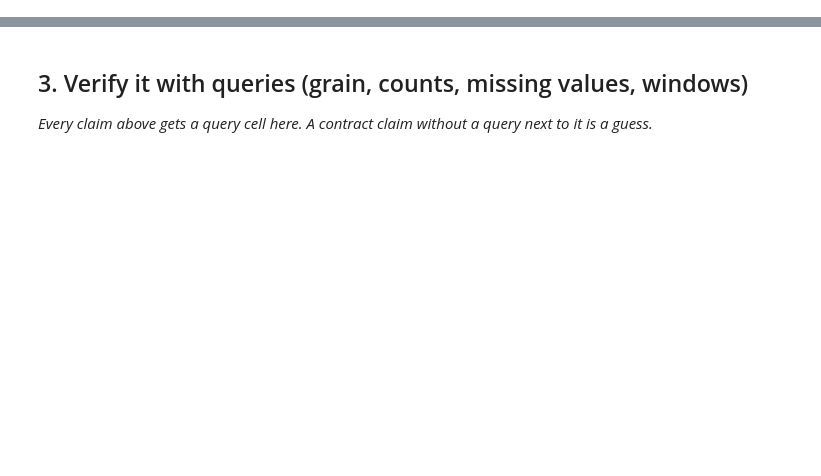
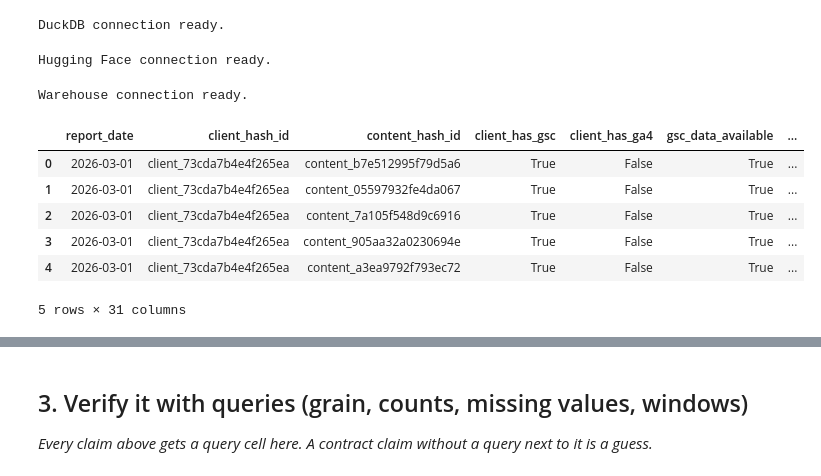
Before and after one commit to Eman123-123/flyrank-ml-internship, a Jupyter notebook: work/notebooks/w03_data_contract.ipynb, the cells around one changed output, grey strips where cells are left out. Saved outputs shown, nothing was run; the diff lists cells and outputs as text; code cells hidden in the pictures; blank space fills up the shorter version.

```diff
--- a/work/notebooks/w03_data_contract.ipynb
+++ b/work/notebooks/w03_data_contract.ipynb
@@ -19,0 +17,54 @@ This skeleton is yours to fill. Work the sections **in order** — each one has
+# %%
+%pip install -q duckdb huggingface_hub pandas scikit-learn matplotlib
+
+import duckdb
+import pandas as pd
+
+# Create DuckDB connection
+con = duckdb.connect()
+
+print("DuckDB connection ready.")
+# %% [output]
+DuckDB connection ready.
+# %%
+from google.colab import userdata
+
+HF_TOKEN = userdata.get("HF_TOKEN")
+
+if not HF_TOKEN:
+    raise ValueError("HF_TOKEN was not found in Colab Secrets.")
+
+con.execute(f"""
+CREATE OR REPLACE SECRET hf (
+    TYPE huggingface,
+    TOKEN '{HF_TOKEN}'
+)
+""")
+
+print("Hugging Face connection ready.")
+# %% [output]
+Hugging Face connection ready.
+# %%
+# Connect to the FlyRank internship warehouse
+REL = "hf://datasets/FlyRank/internship-warehouse"
+
+print("Warehouse connection ready.")
+# %% [output]
+Warehouse connection ready.
+# %%
+# Check the warehouse files available for the March 2026 panel
+con.sql("""
+    SELECT *
+    FROM read_parquet(
+        'hf://datasets/FlyRank/internship-warehouse/fact_content_daily_performance/month=2026-03/*.parquet'
+    )
+    LIMIT 5
+""").df()
+# %% [output]
+|  | report_date | client_hash_id | content_hash_id | client_has_gsc | client_has_ga4 | gsc_data_available | ... |
+| 0 | 2026-03-01 | client_73cda7b4e4f265ea | content_b7e512995f79d5a6 | True | False | True | ... |
+| 1 | 2026-03-01 | client_73cda7b4e4f265ea | content_05597932fe4da067 | True | False | True | ... |
+| 2 | 2026-03-01 | client_73cda7b4e4f265ea | content_7a105f548d9c6916 | True | False | True | ... |
+| 3 | 2026-03-01 | client_73cda7b4e4f265ea | content_905aa32a0230694e | True | False | True | ... |
+| 4 | 2026-03-01 | client_73cda7b4e4f265ea | content_a3ea9792f793ec72 | True | False | True | ... |
+5 rows × 31 columns
```
Also changed, not shown: parts of 15 cells of this notebook.
